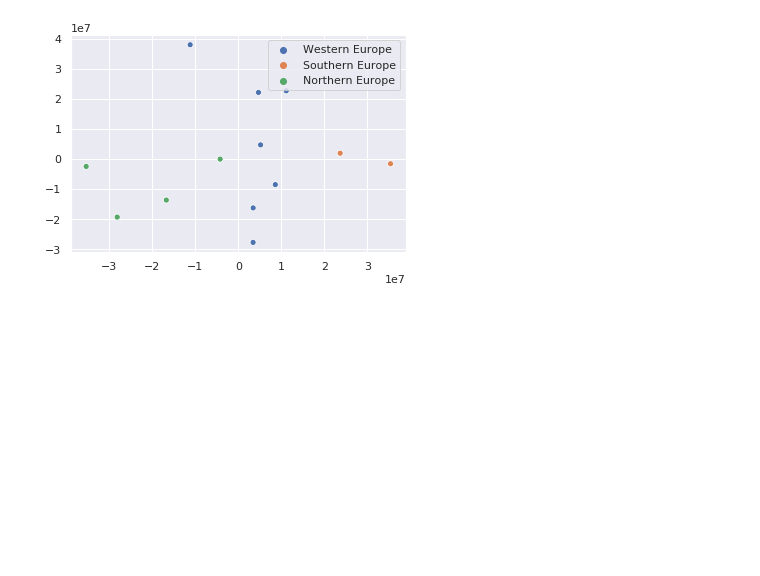
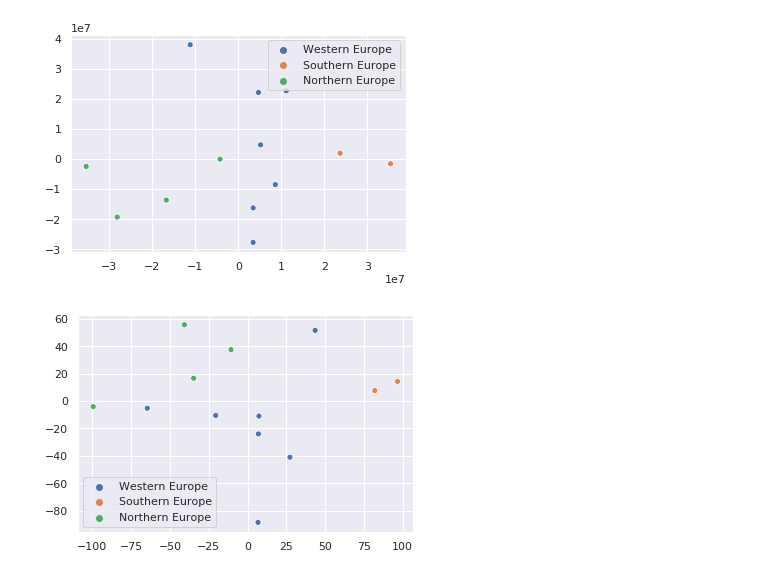
Before and after one commit to cbm256/omsa, a Jupyter notebook: computational_data_analysis/homework/hw_02/PCA.ipynb, the cells around one changed output. Saved outputs shown, nothing was run; the diff lists cells and outputs as text; code cells hidden in the pictures; blank space fills up the shorter version.

```diff
--- a/computational_data_analysis/homework/hw_02/PCA.ipynb
+++ b/computational_data_analysis/homework/hw_02/PCA.ipynb
@@ -43,2 +46,13 @@ ax = sns.scatterplot(x=pc1, y=pc2, hue=regions)
 # %% [output]
 [figure]
+# %%
+# PCA using SVD
+U, S, V = np.linalg.svd(X_scaled,
+      full_matrices=False,
+      compute_uv=True)
+
+principal_components_svd = np.dot(U, np.diag(S))
+# %%
+ax = sns.scatterplot(x=principal_components_svd[:,0], y=principal_components_svd[:,1], hue=regions)
+# %% [output]
+[figure, added]
```
Also changed, not shown: parts of 6 cells of this notebook, 7 other files.
